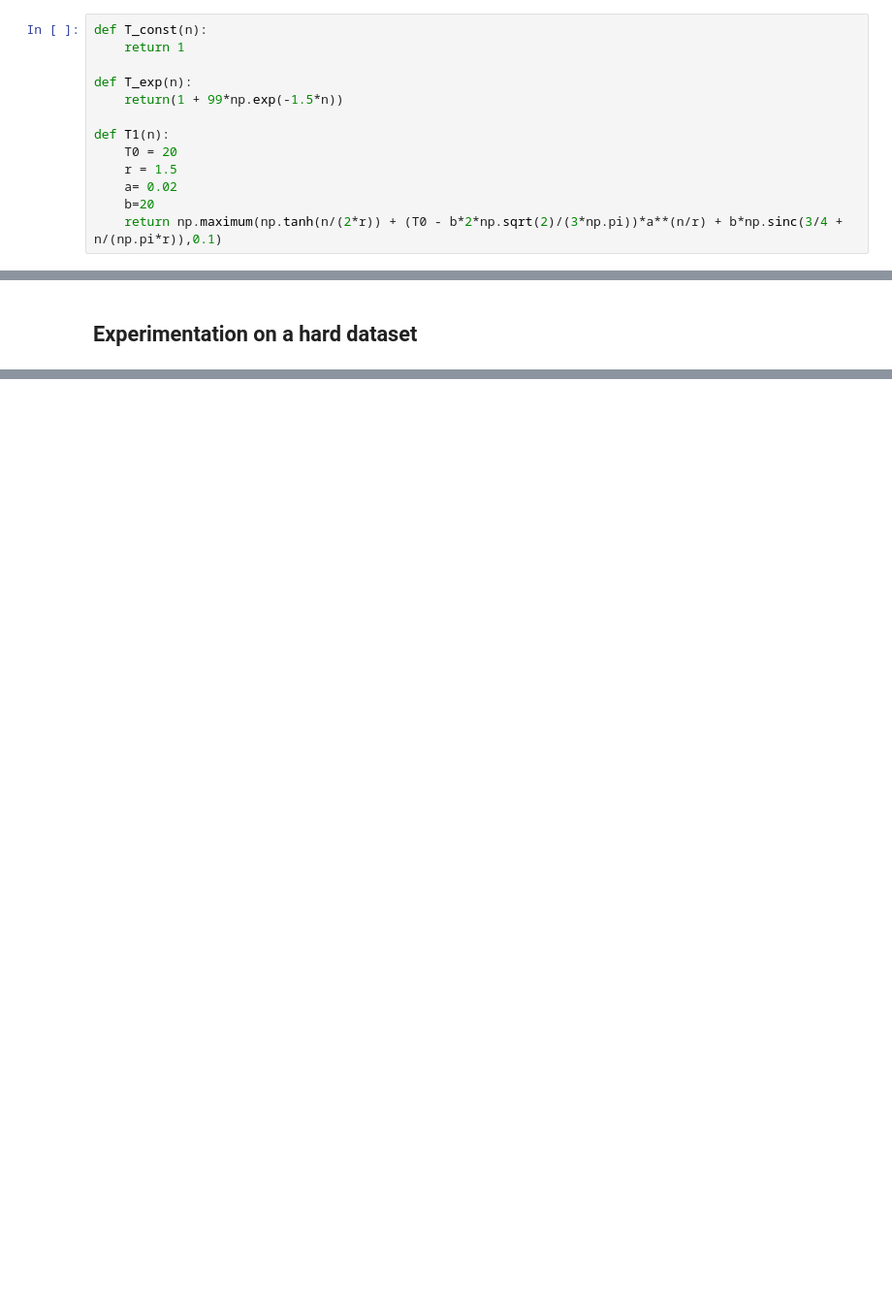
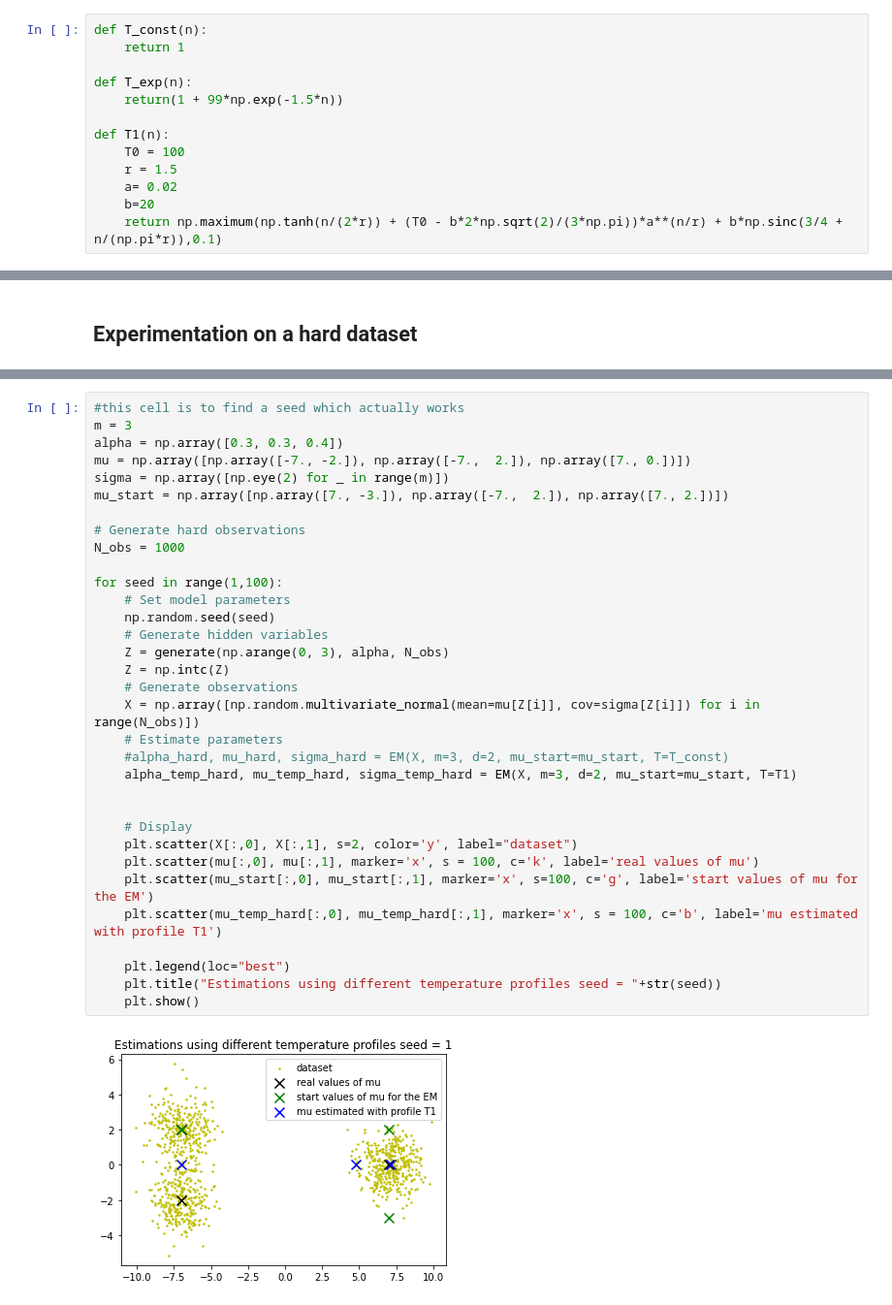
Before and after one commit to vloison/CompStats, a Jupyter notebook: VL_py_Projet_article.ipynb, the cells around one changed output, grey strips where cells are left out. Shown at 97% size. Drawn from its saved outputs; the diff is of its cells as text; blank space fills up the shorter version.

Commit message:
Update VL_py_Projet_article.ipynb
correction of the functions, and create differents starts

```diff
--- a/VL_py_Projet_article.ipynb
+++ b/VL_py_Projet_article.ipynb
@@ -34,7 +34,7 @@ def T_exp(n):
     return(1 + 99*np.exp(-1.5*n))
 
 def T1(n):
-    T0 = 20
+    T0 = 100
     r = 1.5
     a= 0.02
     b=20
@@ -170,0 +191,35 @@ mu estimated with profile T1 [[-7 -1]
+# %%
+#this cell is to find a seed which actually works
+m = 3
+alpha = np.array([0.3, 0.3, 0.4])
+mu = np.array([np.array([-7., -2.]), np.array([-7.,  2.]), np.array([7., 0.])])
+sigma = np.array([np.eye(2) for _ in range(m)])
+mu_start = np.array([np.array([7., -3.]), np.array([-7.,  2.]), np.array([7., 2.])])
+
+# Generate hard observations
+N_obs = 1000
+
+for seed in range(1,100):
+    # Set model parameters
+    np.random.seed(seed)
+    # Generate hidden variables
+    Z = generate(np.arange(0, 3), alpha, N_obs)
+    Z = np.intc(Z)
+    # Generate observations
+    X = np.array([np.random.multivariate_normal(mean=mu[Z[i]], cov=sigma[Z[i]]) for i in range(N_obs)])
+    # Estimate parameters
+    #alpha_hard, mu_hard, sigma_hard = EM(X, m=3, d=2, mu_start=mu_start, T=T_const)
+    alpha_temp_hard, mu_temp_hard, sigma_temp_hard = EM(X, m=3, d=2, mu_start=mu_start, T=T1)
+
+
+    # Display
+    plt.scatter(X[:,0], X[:,1], s=2, color='y', label="dataset")
+    plt.scatter(mu[:,0], mu[:,1], marker='x', s = 100, c='k', label='real values of mu')
+    plt.scatter(mu_start[:,0], mu_start[:,1], marker='x', s=100, c='g', label='start values of mu for the EM')
+    plt.scatter(mu_temp_hard[:,0], mu_temp_hard[:,1], marker='x', s = 100, c='b', label='mu estimated with profile T1')
+
+    plt.legend(loc="best")
+    plt.title("Estimations using different temperature profiles seed = "+str(seed))
+    plt.show()
+# %% [output]
+[figure, added]
```
Also changed, not shown: parts of 6 cells of this notebook.
